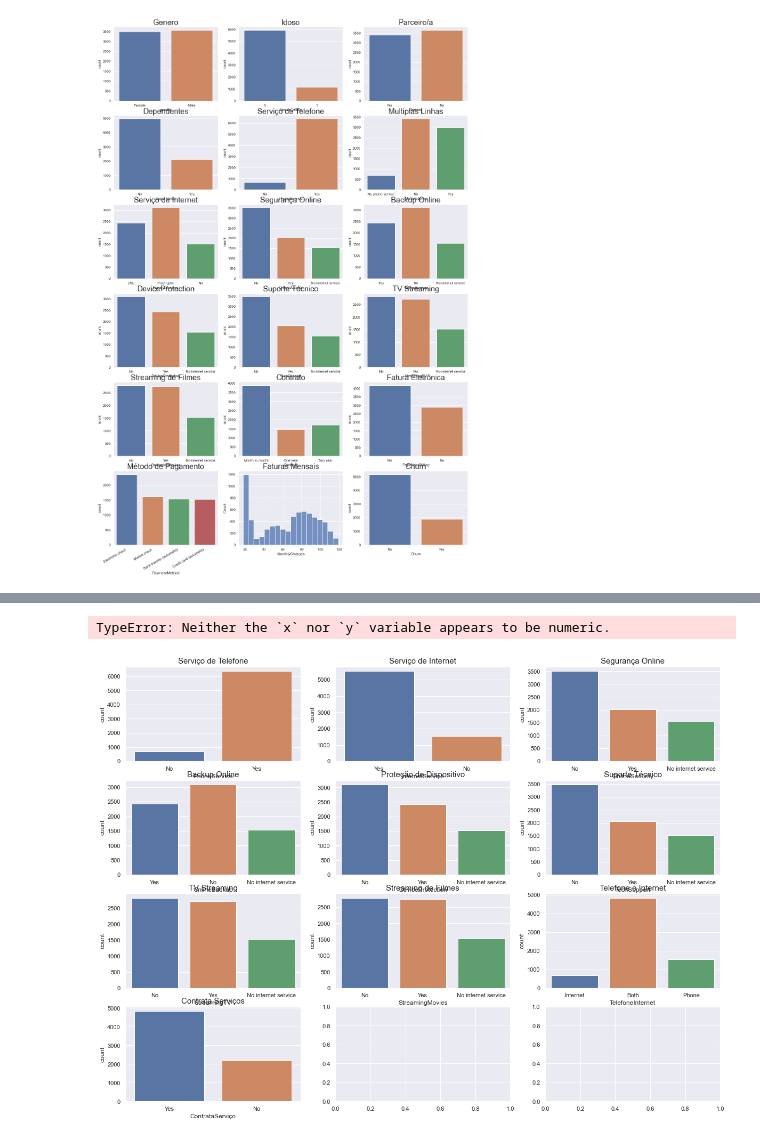
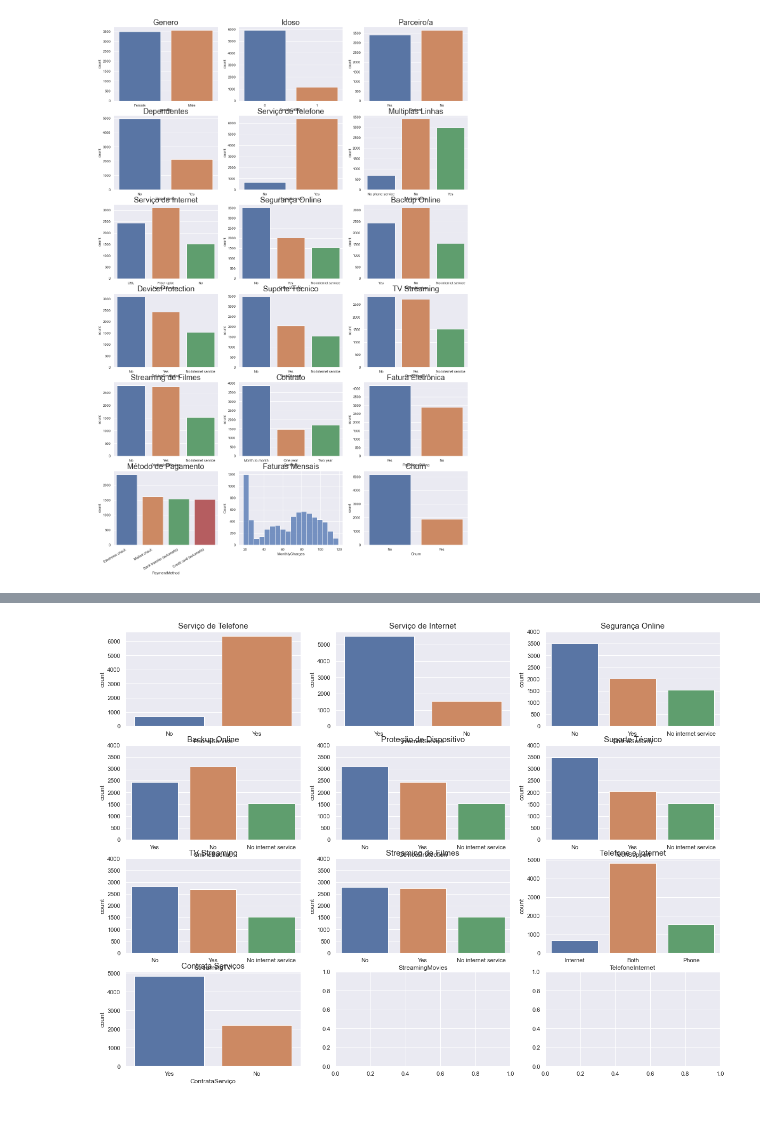
Before and after one commit to EduardoPitta/Telco_Churn, a Jupyter notebook: telco_churn.ipynb, the cells around one changed output, grey strips where cells are left out. Saved outputs shown, nothing was run; the diff lists cells and outputs as text; code cells hidden in the pictures.

```diff
--- a/telco_churn.ipynb
+++ b/telco_churn.ipynb
@@ -47,10 +56,15 @@ import collections, numpy
 df = pd.read_csv('churn.csv')
 
 df.head()
-df.describe()
-df['Contract'].unique()
-df['PaymentMethod'].unique()
-#df.isna().sum()
+#df.describe()
+#df['Contract'].unique()
+#df['PaymentMethod'].unique()
+
+# A coluna TotalCharges está como string, vou substituir valores nulos ou vazios por 0 e converter para float.
+df['TotalCharges'].replace([' ','',' '],0,inplace=True)
+df['TotalCharges'] = df['TotalCharges'].astype({'TotalCharges': float})
+print(df.dtypes)
+
 
 print('\nPorcentagem de Homens: %', (df['gender'].value_counts()[0]*100)/df['gender'].count())
 print('\nPorcentagem de Idosos: %', (df['SeniorCitizen'].value_counts()[1]*100)/df['SeniorCitizen'].count())
@@ -122,12 +145,17 @@ sns.set(rc={'figure.figsize':(20,30)})
 import seaborn as sns
 import matplotlib.pyplot as plt
 
-fig , ax = plt.subplots(nrows = 2, ncols = 2)
+df = df.sort_values(['tenure']).reset_index(drop=True)
 
-sns.countplot(data = df, x = 'tenure', ax=ax[0][0])
-ax[0][0].set_title('Meses Cliente',fontdict= {'fontsize': 24})
-sns.histplot(data = df, x = 'TotalCharges', ax=ax[0][1], bins=10)
-ax[0][1].set_title('Faturamento Total',fontdict= {'fontsize': 24})
+fig , ax = plt.subplots(nrows = 2, ncols = 1)
+sns.countplot(data = df, x = 'tenure', ax=ax[0])
+ax[0].set_title('Meses Cliente',fontdict= {'fontsize': 28})
+sns.histplot(data = df, x = 'TotalCharges', ax=ax[1], bins = 20)
+ax[1].set_title('Faturamento Total',fontdict= {'fontsize': 28})
 
-sns.set(rc={'figure.figsize':(50,35)})
+labels = df['tenure'].unique()
+ax[0].set_xticklabels(labels,rotation = 90, ha= 'right')
+
+
+sns.set(rc={'figure.figsize':(50,35)},font_scale=2)
 # %% [output]
@@ -136,19 +163,10 @@ KeyboardInterrupt:
 # %%
-#- PhoneService: Se a pessoa tem serviço de telefone ou não (Yes or No)
-#- Internet Service: Se a pessoa assina internet (DSL, Fiber Optic, No)
-#- OnlineSecurity: se ela assina o serviço de segurança online (Yes, No, No internet service)
-#- OnlineBackup: Se o cliente tem serviço de backup online (Yes, No, No internet service)
-#- DeviceProtection: Se o cliente tem proteção para seu dispositivo (Yes, No, No internet service)
-#- TechSupport: Se o cliente assina o suporte técnico (Yes, No, No internet service)
-#- StreamingTV: Se o cliente assina o serviço de streaming de TV (Yes, No, No internet service)
-#- StreamingMovies: Se o cliente assina o serviço de streaming de filmes (Yes, No, No internet service)
 
 import seaborn as sns
 import matplotlib.pyplot as plt
 
 produtos = df.copy(deep=True)
 produtos = produtos.replace(['DSL','Fiber optic'],'Yes')
-produtos = produtos.drop(['gender','SeniorCitizen','Partner','Dependents','Contract','PaperlessBilling','PaymentMethod','MonthlyCharges','TotalCharges'],axis=1)
 
 def internet_e_telefone(row):
     if row['InternetService'] == 'Yes' and row['PhoneService'] == 'Yes':
@@ -176,39 +194,35 @@ sns.countplot(data = produtos, x = 'PhoneService', ax=ax[0][0])
 ax[0][0].set_title('Serviço de Telefone',fontdict= {'fontsize': font_size})
 sns.countplot(data = produtos, x = 'InternetService', ax=ax[0][1])
 ax[0][1].set_title('Serviço de Internet',fontdict= {'fontsize': font_size})
 sns.countplot(data = produtos, x = 'OnlineSecurity', ax=ax[0][2])
 ax[0][2].set_title('Segurança Online',fontdict= {'fontsize': font_size})
 sns.countplot(data = produtos, x = 'OnlineBackup', ax=ax[1][0])
 ax[1][0].set_title('Backup Online',fontdict= {'fontsize': font_size})
 sns.countplot(data = produtos, x = 'DeviceProtection', ax=ax[1][1])
 ax[1][1].set_title('Proteção de Dispositivo',fontdict= {'fontsize': font_size})
 sns.countplot(data = produtos, x = 'TechSupport', ax=ax[1][2])
 ax[1][2].set_title('Suporte Técnico',fontdict= {'fontsize': font_size})
 sns.countplot(data = produtos, x = 'StreamingTV', ax=ax[2][0])
 ax[2][0].set_title('TV Streaming',fontdict= {'fontsize': font_size})
 sns.countplot(data = produtos, x = 'StreamingMovies', ax=ax[2][1])
 ax[2][1].set_title('Streaming de Filmes',fontdict= {'fontsize': font_size})
 sns.countplot(data = produtos, x = 'TelefoneInternet', ax=ax[2][2])
 ax[2][2].set_title('Telefone e Internet',fontdict= {'fontsize': font_size})
 sns.countplot(data = produtos, x = 'ContrataServiço', ax=ax[3][0])
 ax[3][0].set_title('Contrata Serviços',fontdict= {'fontsize': font_size})
-sns.barplot(x="PhoneService",y="Churn",data=df,ax=ax[3][1])
-ax[3][1].set_title('Serviços de Tel. Vs Churn',fontdict= {'fontsize': font_size})
-sns.barplot(x="InternetService",y="Churn",data=df,ax=ax[3][2])
-ax[3][2].set_title('Serviços de Net. Vs Churn',fontdict= {'fontsize': font_size})
+
 
 ax[0][2].set_ylim(bottom = 0, top = 4000)
 ax[1][0].set_ylim(bottom = 0, top = 4000)
 ax[1][1].set_ylim(bottom = 0, top = 4000)
 ax[1][2].set_ylim(bottom = 0, top = 4000)
 ax[2][0].set_ylim(bottom = 0, top = 4000)
 ax[2][1].set_ylim(bottom = 0, top = 4000)
 
 
 sns.set(rc={'figure.figsize':(20,15)})
 # %% [output]
-TypeError: Neither the `x` nor `y` variable appears to be numeric.
-[figure, old version]
+[figure, new version]
 # %% [markdown]
 Temos muitos dados interessantes em nossa base! É possível tirar vários insights!
 
```
Also changed, not shown: parts of 5 cells of this notebook.
